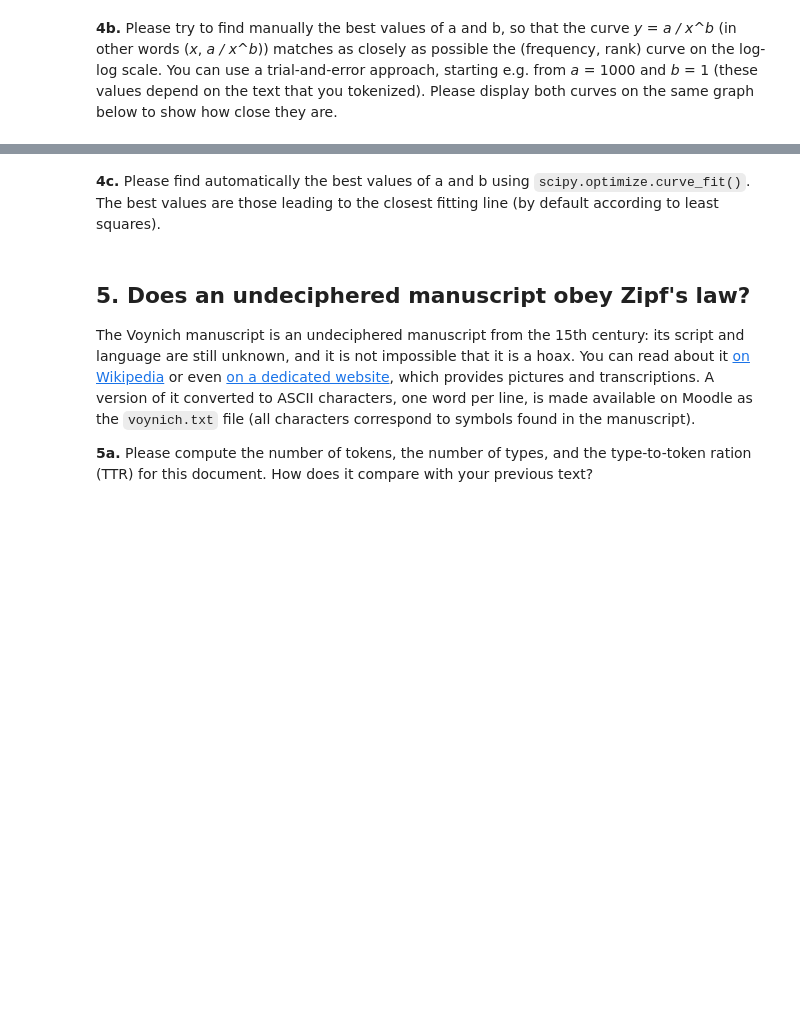
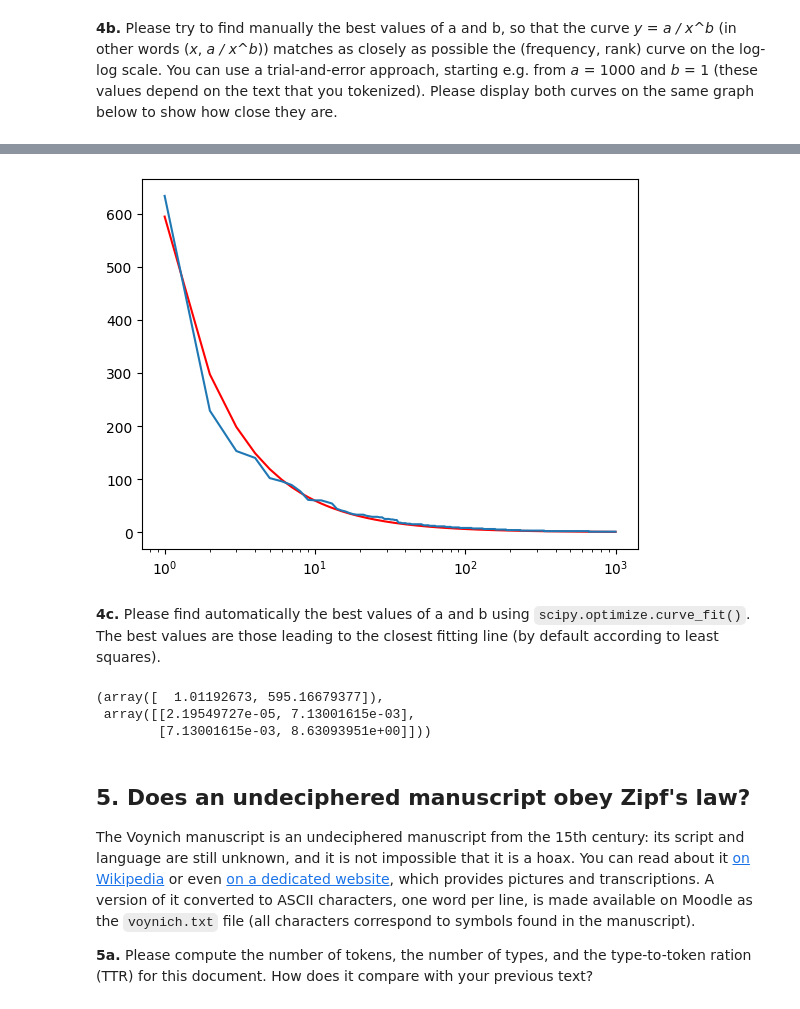
Before and after one commit to saucyq/nlp, a Jupyter notebook: lab1/MSE_AdvNLP_Lab1_student.ipynb, the cells around one changed output, grey strips where cells are left out. Saved outputs shown, nothing was run; the diff lists cells and outputs as text; code cells hidden in the pictures; blank space fills up the shorter version.

```diff
--- a/lab1/MSE_AdvNLP_Lab1_student.ipynb
+++ b/lab1/MSE_AdvNLP_Lab1_student.ipynb
@@ -129,3 +195,15 @@ import matplotlib.pyplot as plt
+# %%
+# Please write your Python code in this cell and execute it.
+b = 595
+a=1.0
+def f(x,a,b):
+    return b/pow(x,a)
+y_guess = [ f(x,a,b)for x in x]
+plt.plot(x,y_guess,color="red")
+plt.plot(x,y)
+plt.xscale('log')
+# %% [output]
+[figure, added]
 # %% [markdown]
 **4c.** Please find automatically the best values of a and b using `scipy.optimize.curve_fit()`.  The best values are those leading to the closest fitting line (by default according to least squares).
 # %%
@@ -133,6 +211,13 @@ import numpy as np
 import scipy
 # %%
 # Please write your Python code in this cell and execute it.
+
+
+scipy.optimize.curve_fit(f,xdata=x,ydata=y)
+# %% [output]
+(array([  1.01192673, 595.16679377]),
+ array([[2.19549727e-05, 7.13001615e-03],
+        [7.13001615e-03, 8.63093951e+00]]))
 # %% [markdown]
 ## 5.  Does an undeciphered manuscript obey Zipf's law?
 
```
Also changed, not shown: parts of 16 cells of this notebook.
